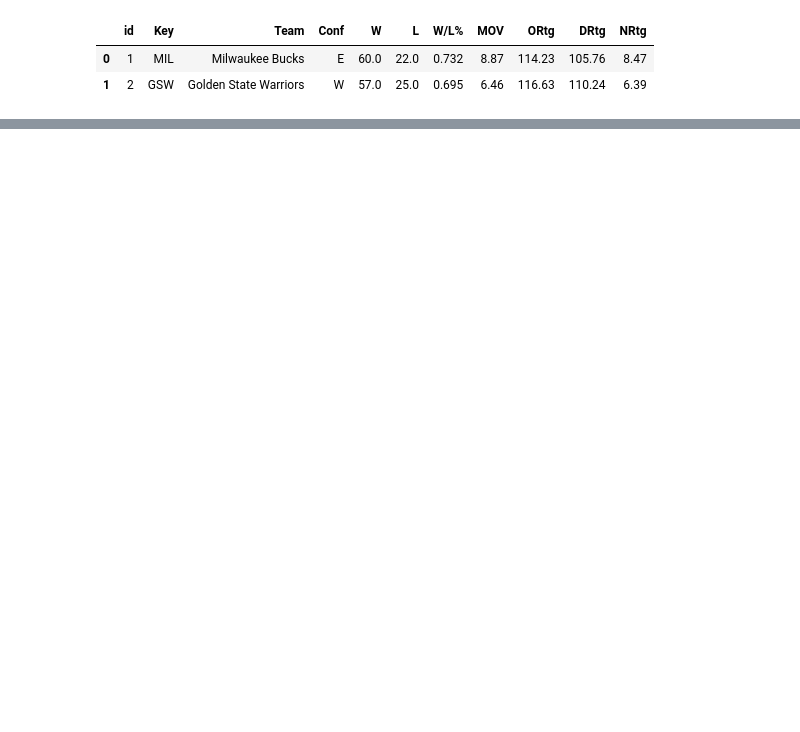
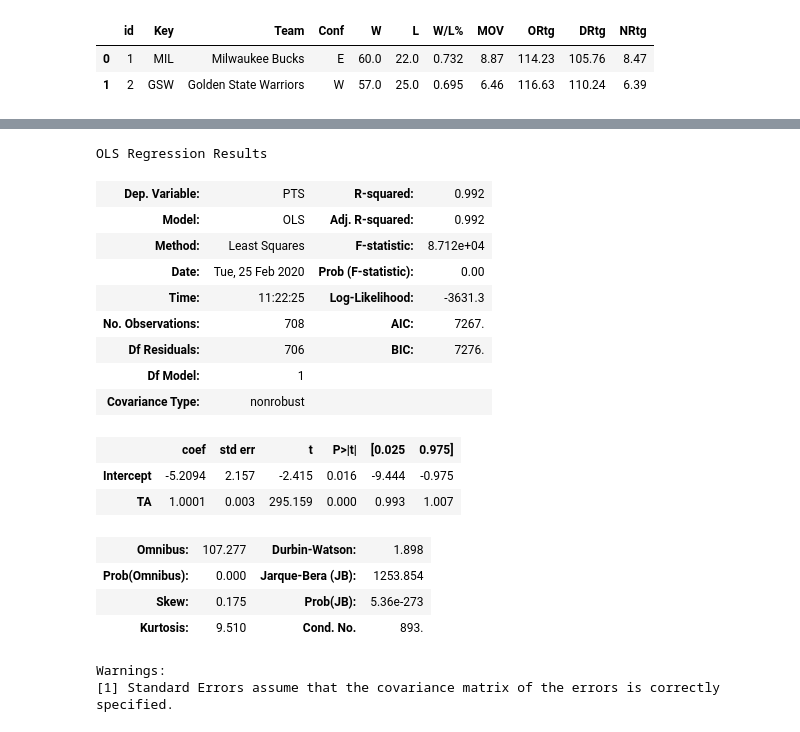
Before and after one commit to mapecode/nba-datawarehouse, a Jupyter notebook: Study.ipynb, the cells around one changed output, grey strips where cells are left out. Saved outputs shown, nothing was run; the diff lists cells and outputs as text; code cells hidden in the pictures; blank space fills up the shorter version.

```diff
--- a/Study.ipynb
+++ b/Study.ipynb
@@ -86,0 +117,22 @@ bestTeamConf_df
+# %%
+lm.summary()
+# %% [output]
+OLS Regression Results
+| Dep. Variable: | PTS | R-squared: | 0.992 |
+| Model: | OLS | Adj. R-squared: | 0.992 |
+| Method: | Least Squares | F-statistic: | 8.712e+04 |
+| Date: | Tue, 25 Feb 2020 | Prob (F-statistic): | 0.00 |
+| Time: | 11:22:25 | Log-Likelihood: | -3631.3 |
+| No. Observations: | 708 | AIC: | 7267. |
+| Df Residuals: | 706 | BIC: | 7276. |
+| Df Model: | 1 |  |  |
+| Covariance Type: | nonrobust |  |  |
+|  | coef | std err | t | P>|t| | [0.025 | 0.975] |
+| Intercept | -5.2094 | 2.157 | -2.415 | 0.016 | -9.444 | -0.975 |
+| TA | 1.0001 | 0.003 | 295.159 | 0.000 | 0.993 | 1.007 |
+| Omnibus: | 107.277 | Durbin-Watson: | 1.898 |
+| Prob(Omnibus): | 0.000 | Jarque-Bera (JB): | 1253.854 |
+| Skew: | 0.175 | Prob(JB): | 5.36e-273 |
+| Kurtosis: | 9.510 | Cond. No. | 893. |
+Warnings:
+[1] Standard Errors assume that the covariance matrix of the errors is correctly specified.
```
Also changed, not shown: parts of 19 cells of this notebook, 17 other files.
